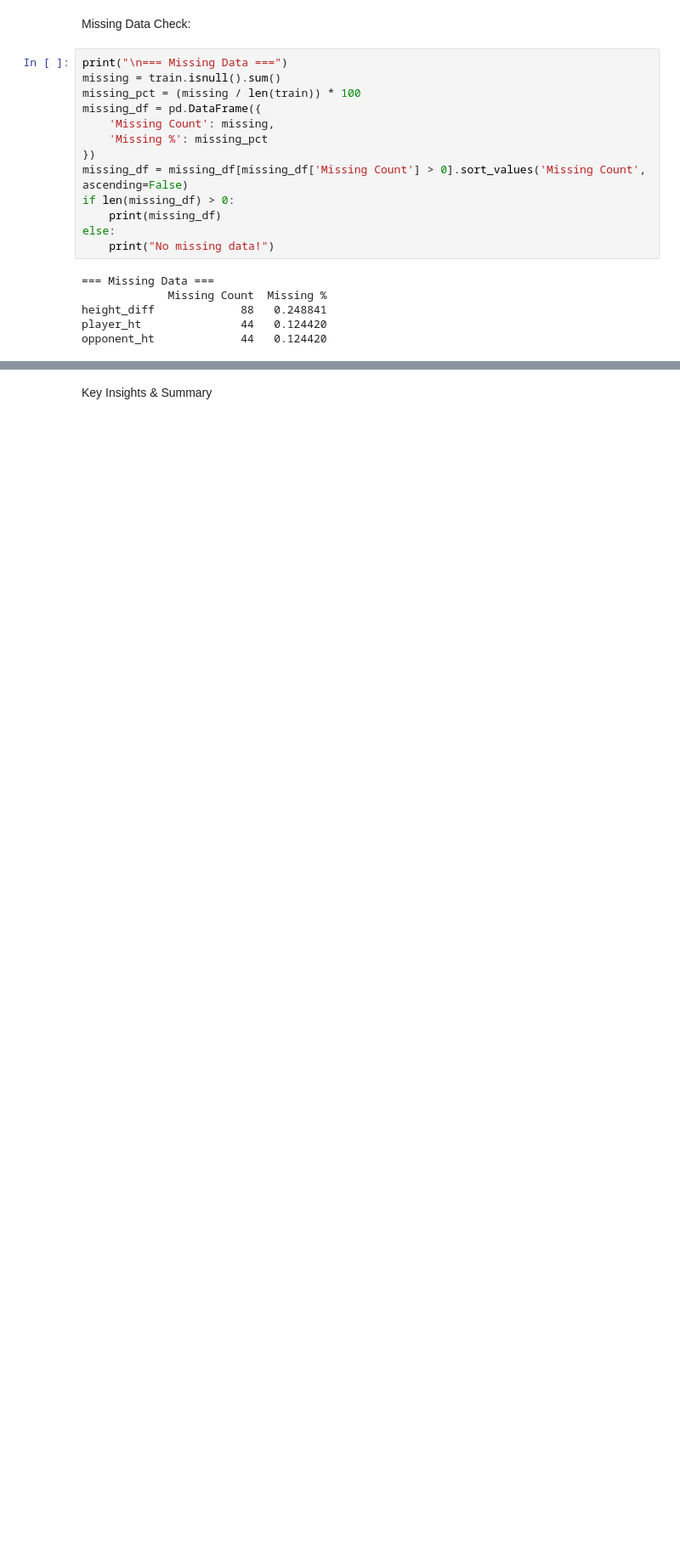
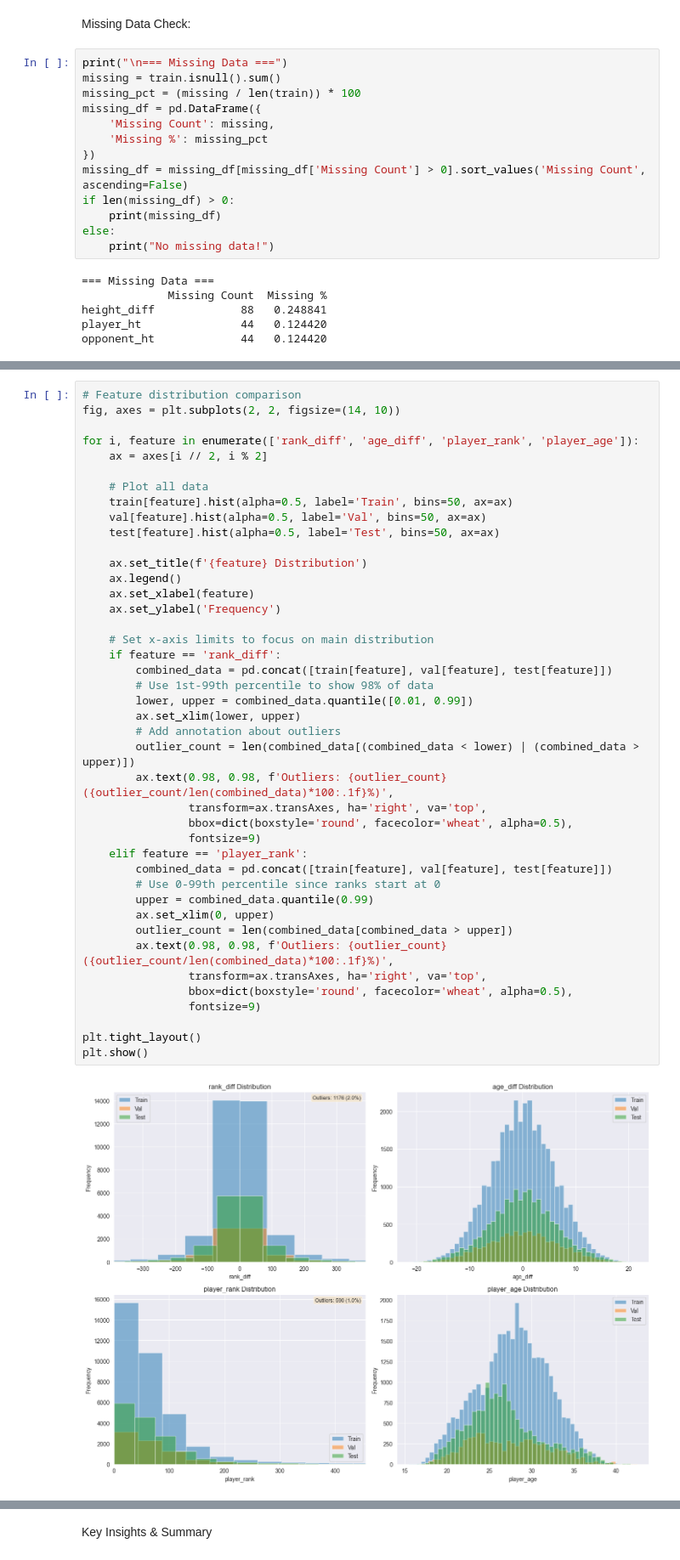
Before and after one commit to thisisunkno3n/tennis-ml-predictions, a Jupyter notebook: notebooks/01_eda.ipynb, the cells around one changed output, grey strips where cells are left out. Shown at 85% size. Drawn from its saved outputs; the diff is of its cells as text; blank space fills up the shorter version.

```diff
--- a/notebooks/01_eda.ipynb
+++ b/notebooks/01_eda.ipynb
@@ -139,0 +133,44 @@ Win Rate      0.5     0.5      0.5
+# %%
+# Feature distribution comparison
+fig, axes = plt.subplots(2, 2, figsize=(14, 10))
+
+for i, feature in enumerate(['rank_diff', 'age_diff', 'player_rank', 'player_age']):
+    ax = axes[i // 2, i % 2]
+
+    # Plot all data
+    train[feature].hist(alpha=0.5, label='Train', bins=50, ax=ax)
+    val[feature].hist(alpha=0.5, label='Val', bins=50, ax=ax)
+    test[feature].hist(alpha=0.5, label='Test', bins=50, ax=ax)
+
+    ax.set_title(f'{feature} Distribution')
+    ax.legend()
+    ax.set_xlabel(feature)
+    ax.set_ylabel('Frequency')
+
+    # Set x-axis limits to focus on main distribution
+    if feature == 'rank_diff':
+        combined_data = pd.concat([train[feature], val[feature], test[feature]])
+        # Use 1st-99th percentile to show 98% of data
+        lower, upper = combined_data.quantile([0.01, 0.99])
+        ax.set_xlim(lower, upper)
+        # Add annotation about outliers
+        outlier_count = len(combined_data[(combined_data < lower) | (combined_data > upper)])
+        ax.text(0.98, 0.98, f'Outliers: {outlier_count} ({outlier_count/len(combined_data)*100:.1f}%)',
+                transform=ax.transAxes, ha='right', va='top',
+                bbox=dict(boxstyle='round', facecolor='wheat', alpha=0.5),
+                fontsize=9)
+    elif feature == 'player_rank':
+        combined_data = pd.concat([train[feature], val[feature], test[feature]])
+        # Use 0-99th percentile since ranks start at 0
+        upper = combined_data.quantile(0.99)
+        ax.set_xlim(0, upper)
+        outlier_count = len(combined_data[combined_data > upper])
+        ax.text(0.98, 0.98, f'Outliers: {outlier_count} ({outlier_count/len(combined_data)*100:.1f}%)',
+                transform=ax.transAxes, ha='right', va='top',
+                bbox=dict(boxstyle='round', facecolor='wheat', alpha=0.5),
+                fontsize=9)
+
+plt.tight_layout()
+plt.show()
+# %% [output]
+[figure, added]
```
Also changed, not shown: parts of 17 cells of this notebook, 5 other files.
